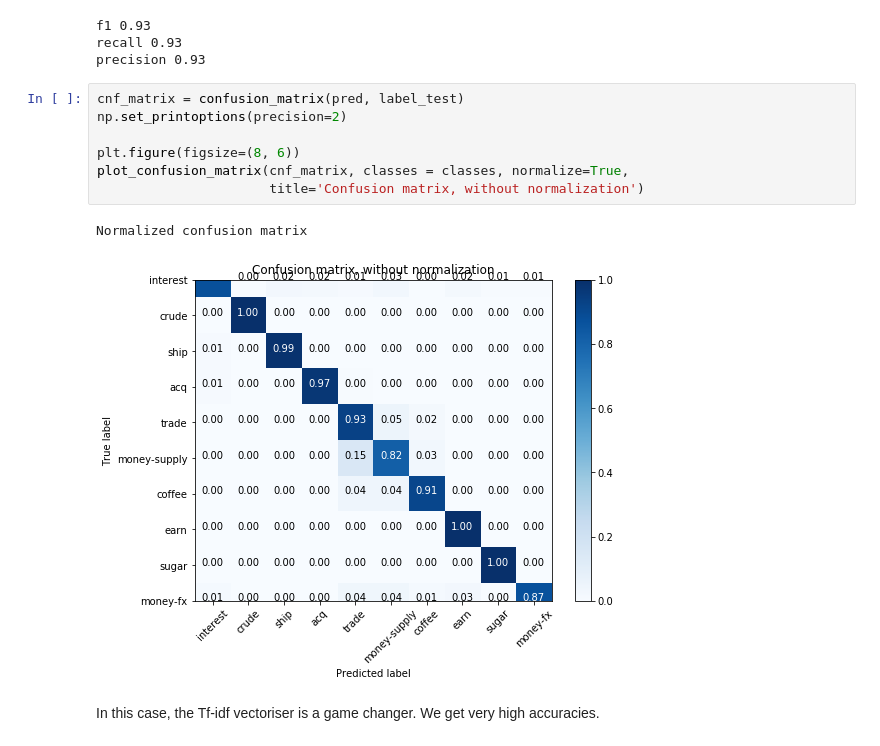
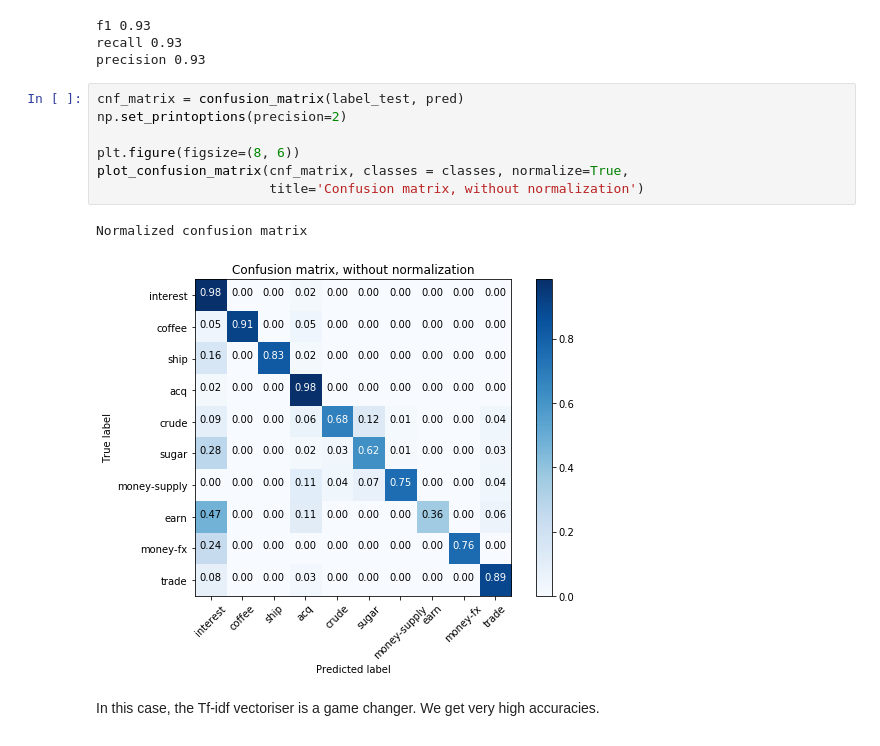
Before and after one commit to mqian89/SBS_Deep_Learning, a Jupyter notebook: notebooks_lecture_3/lecture3_introduction_NLP.ipynb, the cells around one changed output. Cells and saved outputs as stored; diff of their text form.

```diff
--- a/notebooks_lecture_3/lecture3_introduction_NLP.ipynb
+++ b/notebooks_lecture_3/lecture3_introduction_NLP.ipynb
@@ -342,14 +332,14 @@ f1 0.93
 recall 0.93
 precision 0.93
 # %%
-cnf_matrix = confusion_matrix(pred, label_test)
+cnf_matrix = confusion_matrix(label_test, pred)
 np.set_printoptions(precision=2)
 
 plt.figure(figsize=(8, 6))
 plot_confusion_matrix(cnf_matrix, classes = classes, normalize=True,
                       title='Confusion matrix, without normalization')
 # %% [output]
 Normalized confusion matrix
-[figure, old version]
+[figure, new version]
 # %% [markdown]
 In this case, the Tf-idf vectoriser is a game changer. We get very high accuracies.
```
Also changed, not shown: parts of 6 cells of this notebook, 1 other file.
